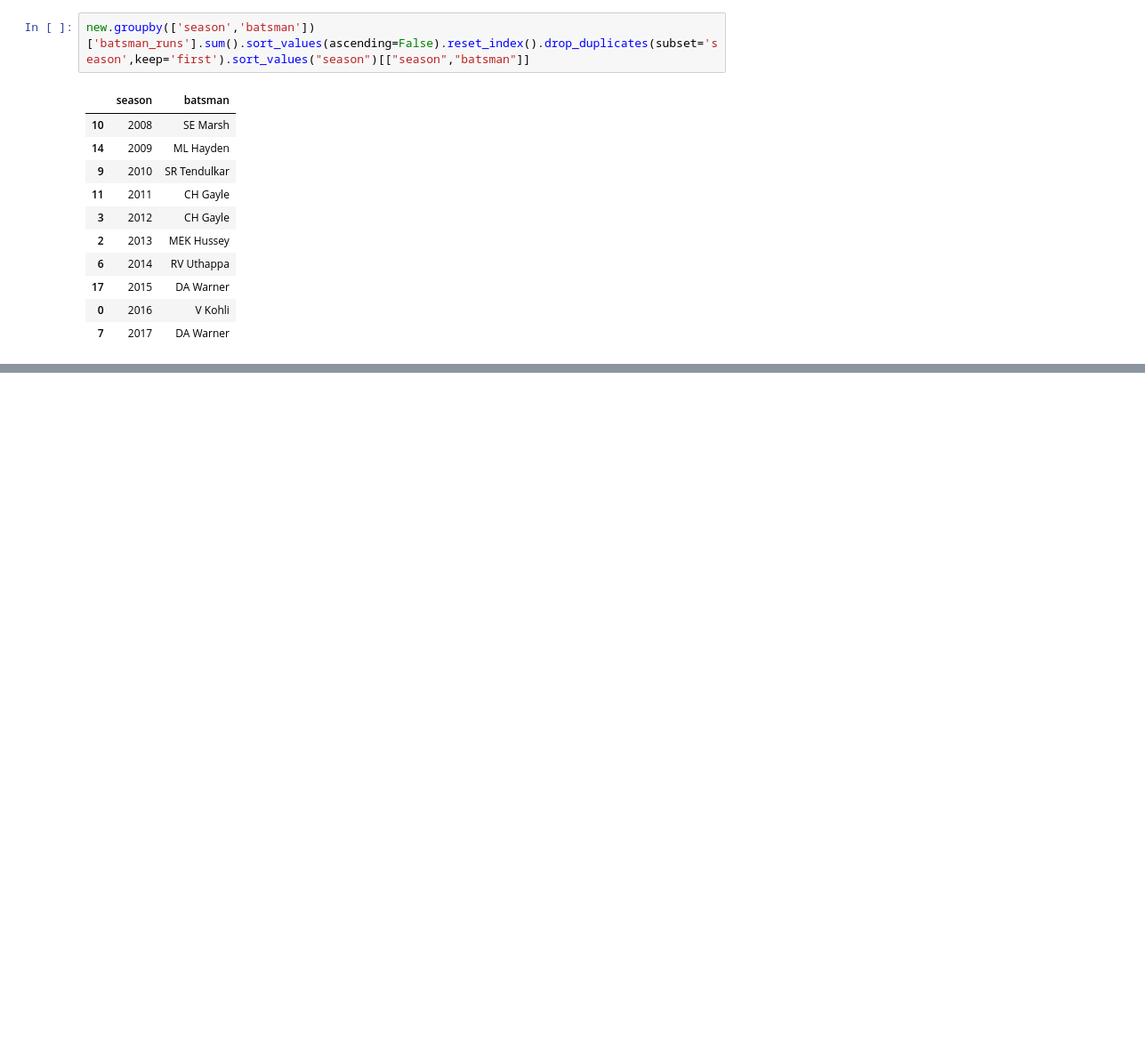
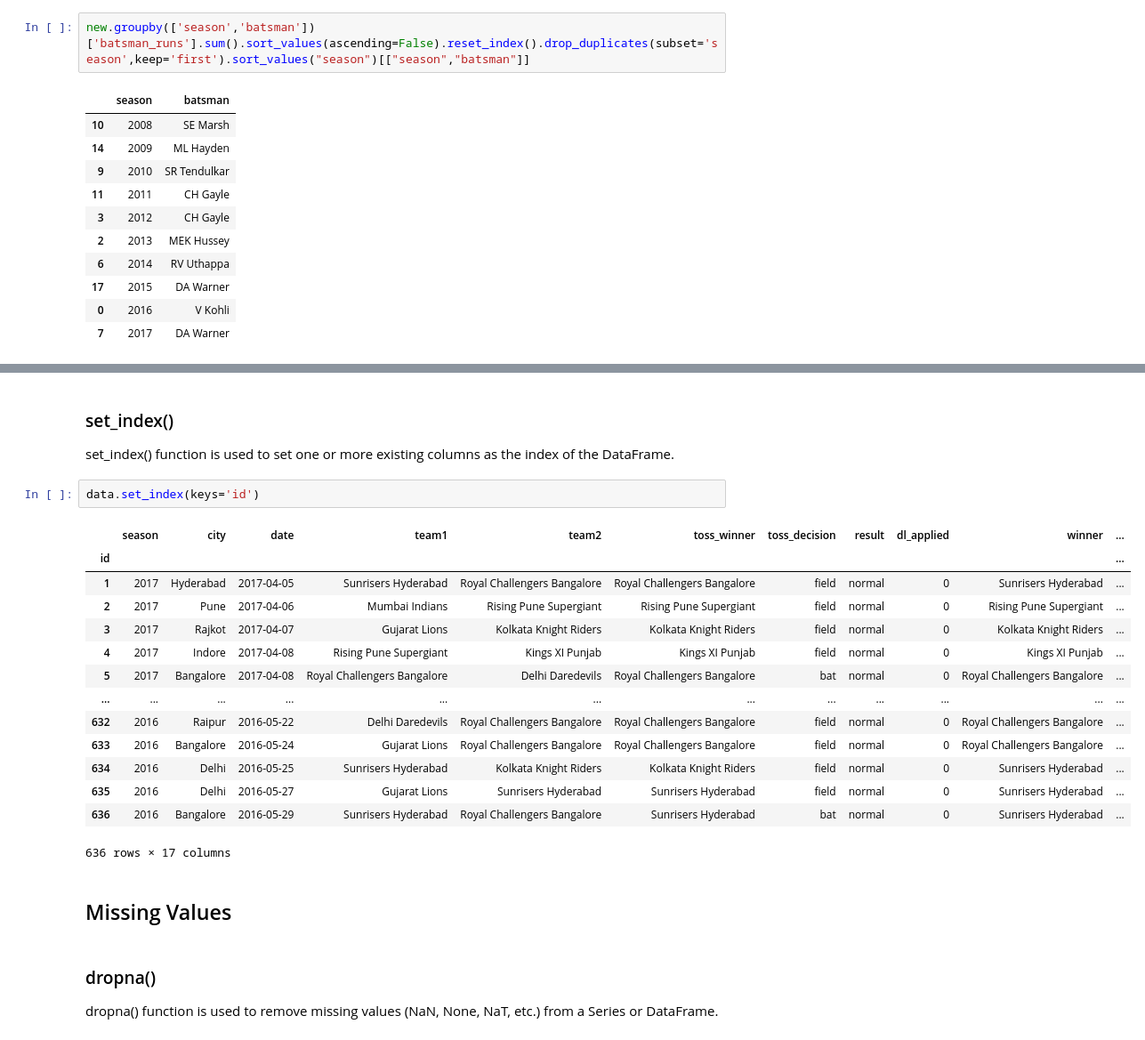
Before and after one commit to shaheer776/ai-portfolio-python, a Jupyter notebook: Libraries/10_pandas.ipynb, the cells around one changed output, grey strips where cells are left out. Shown at 89% size. Drawn from its saved outputs; the diff is of its cells as text; blank space fills up the shorter version.

```diff
--- a/Libraries/10_pandas.ipynb
+++ b/Libraries/10_pandas.ipynb
@@ -663,0 +746,25 @@ new.groupby(['season','batsman'])['batsman_runs'].sum().sort_values(ascending=Fa
+# %% [markdown]
+### set_index()
+set_index() function is used to set one or more existing columns as the index of the DataFrame.
+# %%
+data.set_index(keys='id')
+# %% [output]
+|  | season | city | date | team1 | team2 | toss_winner | toss_decision | result | dl_applied | winner | ... |
+| id |  |  |  |  |  |  |  |  |  |  | ... |
+| 1 | 2017 | Hyderabad | 2017-04-05 | Sunrisers Hyderabad | Royal Challengers Bangalore | Royal Challengers Bangalore | field | normal | 0 | Sunrisers Hyderabad | ... |
+| 2 | 2017 | Pune | 2017-04-06 | Mumbai Indians | Rising Pune Supergiant | Rising Pune Supergiant | field | normal | 0 | Rising Pune Supergiant | ... |
+| 3 | 2017 | Rajkot | 2017-04-07 | Gujarat Lions | Kolkata Knight Riders | Kolkata Knight Riders | field | normal | 0 | Kolkata Knight Riders | ... |
+| 4 | 2017 | Indore | 2017-04-08 | Rising Pune Supergiant | Kings XI Punjab | Kings XI Punjab | field | normal | 0 | Kings XI Punjab | ... |
+| 5 | 2017 | Bangalore | 2017-04-08 | Royal Challengers Bangalore | Delhi Daredevils | Royal Challengers Bangalore | bat | normal | 0 | Royal Challengers Bangalore | ... |
+| ... | ... | ... | ... | ... | ... | ... | ... | ... | ... | ... | ... |
+| 632 | 2016 | Raipur | 2016-05-22 | Delhi Daredevils | Royal Challengers Bangalore | Royal Challengers Bangalore | field | normal | 0 | Royal Challengers Bangalore | ... |
+| 633 | 2016 | Bangalore | 2016-05-24 | Gujarat Lions | Royal Challengers Bangalore | Royal Challengers Bangalore | field | normal | 0 | Royal Challengers Bangalore | ... |
+| 634 | 2016 | Delhi | 2016-05-25 | Sunrisers Hyderabad | Kolkata Knight Riders | Kolkata Knight Riders | field | normal | 0 | Sunrisers Hyderabad | ... |
+| 635 | 2016 | Delhi | 2016-05-27 | Gujarat Lions | Sunrisers Hyderabad | Sunrisers Hyderabad | field | normal | 0 | Sunrisers Hyderabad | ... |
+| 636 | 2016 | Bangalore | 2016-05-29 | Sunrisers Hyderabad | Royal Challengers Bangalore | Sunrisers Hyderabad | bat | normal | 0 | Sunrisers Hyderabad | ... |
+636 rows × 17 columns
+# %% [markdown]
+## Missing Values
+# %% [markdown]
+### dropna()
+dropna()  function is used to remove missing values (NaN, None, NaT, etc.) from a Series or DataFrame.
```
Also changed, not shown: parts of 11 cells of this notebook.
